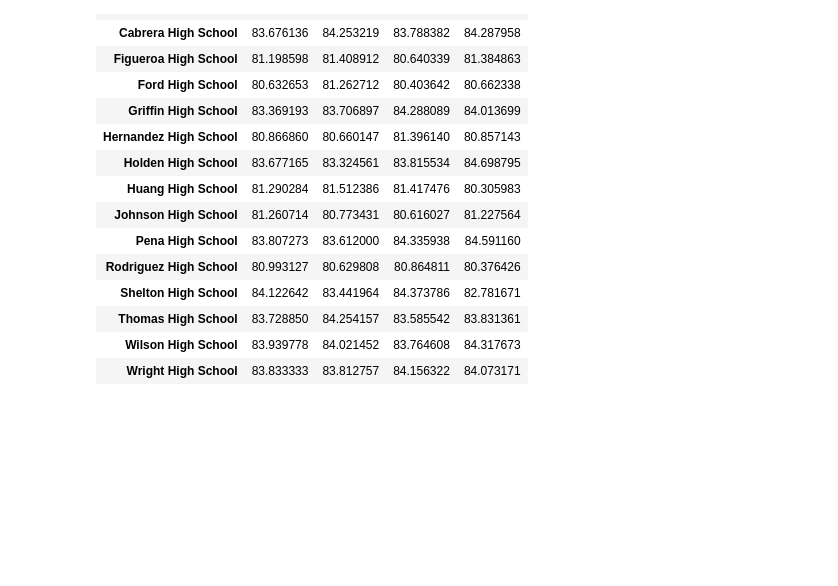
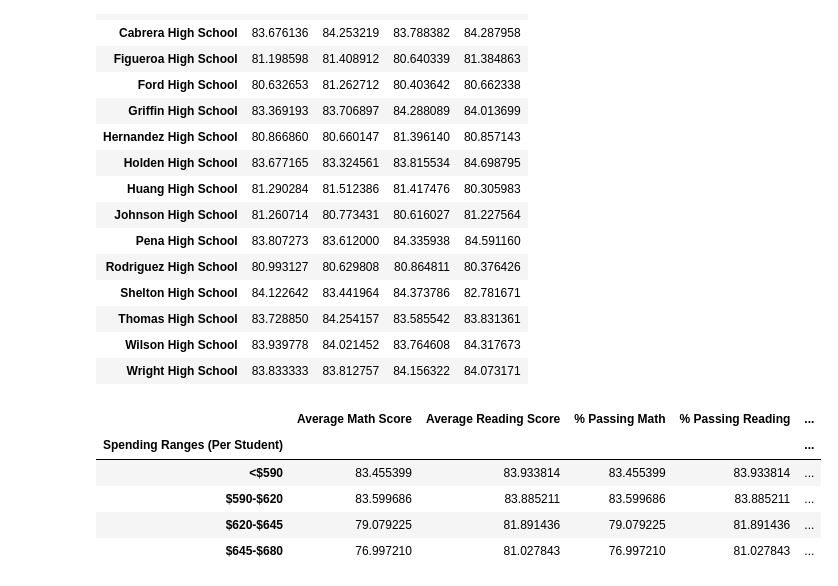
Before and after one commit to Jonathan-Rico/pandas-challenge, a Jupyter notebook: PyCitySchools.ipynb, the cells around one changed output. Drawn from its saved outputs; the diff is of its cells as text; code cells hidden in the pictures; blank space fills up the shorter version.

Commit message:
PyCitySchools analysis of school data with python pandas module

```diff
--- a/PyCitySchools.ipynb
+++ b/PyCitySchools.ipynb
@@ -321,3 +321,27 @@ reading_scores_by_grade
 | Thomas High School | 83.728850 | 84.254157 | 83.585542 | 83.831361 |
 | Wilson High School | 83.939778 | 84.021452 | 83.764608 | 84.317673 |
 | Wright High School | 83.833333 | 83.812757 | 84.156322 | 84.073171 |
+# %%
+#Establishing groupings to break down school performance based on spending range
+spending_bins = [0,590,620,645,680]
+groups = ["<$590","$590-$620","$620-$645","$645-$680"]
+
+#Copying the dataframe of per school summary data to create a new dataframe that shows how spending affects scores
+#Output we want to display in the new dataframe is Average Math Score	Average Reading Score	% Passing Math	% Passing Reading	% Overall Passing, with school type as the index
+
+school_spending_df = pd.DataFrame(perschoolsummary)
+school_spending_df["Spending Ranges (Per Student)"] = pd.cut(school_spending_df["Per Student Budget"],spending_bins,labels=groups)
+school_spending_grouped = school_spending_df.groupby("Spending Ranges (Per Student)").mean()
+
+#Deleting columns of data we don't want to output on the new dataframe table
+del school_spending_grouped["Total Students"]
+del school_spending_grouped["Total School Budget"]
+del school_spending_grouped["Per Student Budget"]
+school_spending_grouped
+# %% [output]
+|  | Average Math Score | Average Reading Score | % Passing Math | % Passing Reading | ... |
+| Spending Ranges (Per Student) |  |  |  |  | ... |
+| <$590 | 83.455399 | 83.933814 | 83.455399 | 83.933814 | ... |
+| $590-$620 | 83.599686 | 83.885211 | 83.599686 | 83.885211 | ... |
+| $620-$645 | 79.079225 | 81.891436 | 79.079225 | 81.891436 | ... |
+| $645-$680 | 76.997210 | 81.027843 | 76.997210 | 81.027843 | ... |
```
Also changed, not shown: parts of 2 cells of this notebook.
